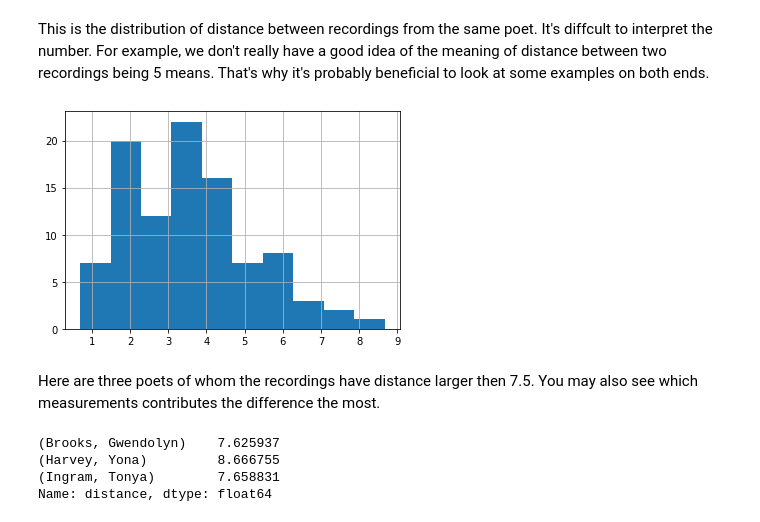
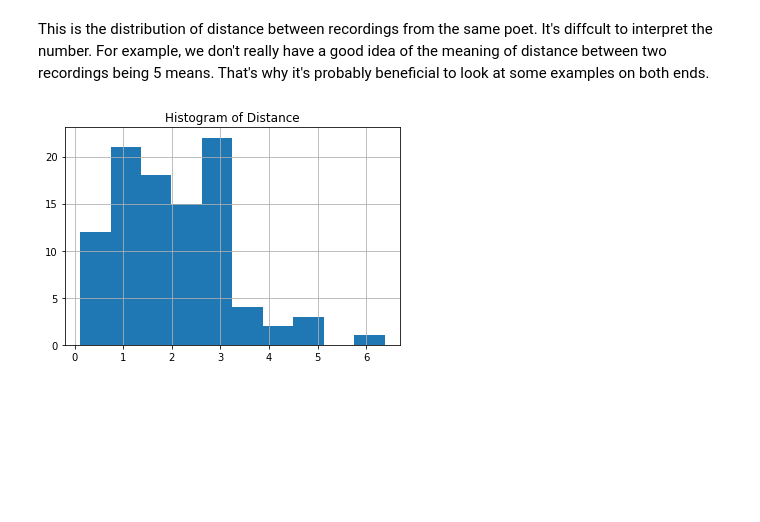
Before and after one commit to charles19920528/prosodic_analysis, a Jupyter notebook: data_exploration.ipynb, the cells around one changed output. Saved outputs shown, nothing was run; the diff lists cells and outputs as text; code cells hidden in the pictures; blank space fills up the shorter version.

```diff
--- a/data_exploration.ipynb
+++ b/data_exploration.ipynb
@@ -187,3 +190,8 @@ sd_list = data[measurement_columns].std()
+# %%
+distance_measurement_columns = ['f0Mean', 'f0MeanAbsVelocity', 'Dynamism Original Formula', 'MeanPauseDuration',
+                               'IntensitySegmentMeanSD']
+colmean_list = data[distance_measurement_columns].mean()
+sd_list = data[distance_measurement_columns].std()
 # %%
 distance_list = []
 difference_series_list = []
@@ -192,7 +200,7 @@ name_list = []
 for name, dt in data.groupby(data.columns[:2].to_list()):
     if dt.shape[0] == 2:
         birth_year_list.append(dt["birth_year"].iloc[0])
-        dt = dt[measurement_columns]
+        dt = dt[distance_measurement_columns]
         dt = (dt - colmean_list) / sd_list
         name_list.append(name)
         difference_series_list.append(np.abs(dt.iloc[0, :] - dt.iloc[1, :]))
@@ -218,15 +226,6 @@ difference_dt.head()
 This is the distribution of distance between recordings from the same poet. It's diffcult to interpret the number. For example, we don't really have a good idea of the meaning of distance between two recordings being 5 means. That's why it's probably beneficial to look at some examples on both ends.
 # %%
 difference_dt["distance"].hist();
+plt.title("Histogram of Distance");
 # %% [output]
-[figure, old version]
+[figure, new version]
-# %% [markdown]
-Here are three poets of whom the recordings have distance larger then 7.5. You may also see which measurements contributes the difference the most.
-# %%
-large_difference_index = difference_dt.index[difference_dt["distance"] >=7.5]
-difference_dt["distance"].loc[large_difference_index]
-# %% [output]
-(Brooks, Gwendolyn)    7.625937
-(Harvey, Yona)         8.666755
-(Ingram, Tonya)        7.658831
-Name: distance, dtype: float64
```
Also changed, not shown: parts of 32 cells of this notebook, 1 other file.
